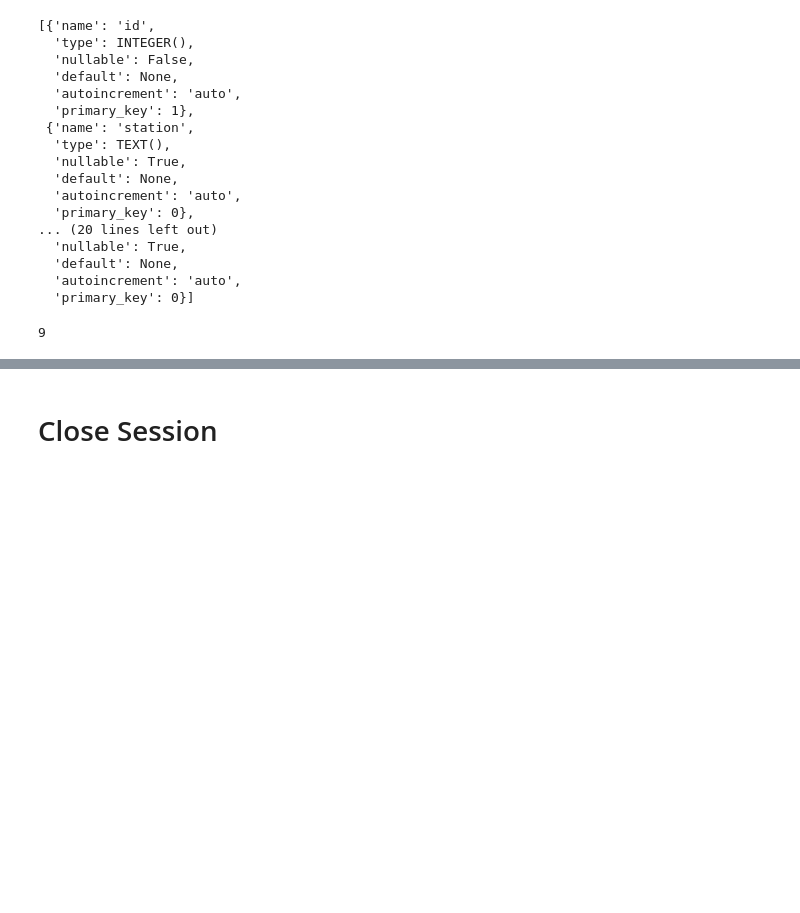
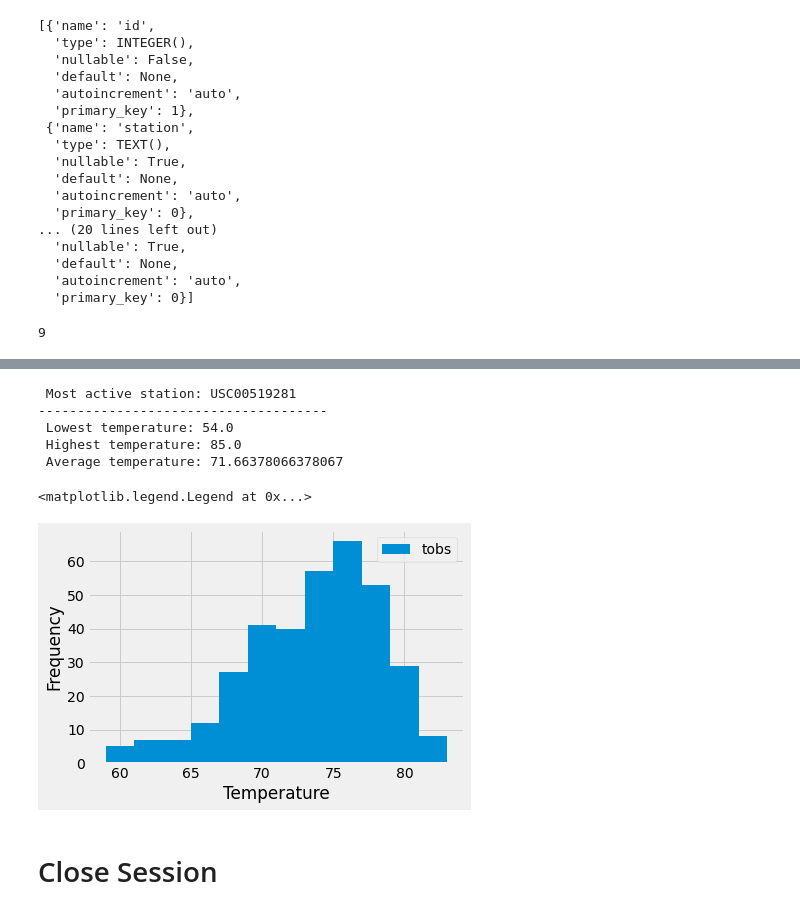
Before and after one commit to WWatkins142/sqlalchemy-challenge, a Jupyter notebook: climate_starter.ipynb, the cells around one changed output, grey strips where cells are left out. Drawn from its saved outputs; the diff is of its cells as text; code cells hidden in the pictures; blank space fills up the shorter version.

Commit message:
Update climate_starter.ipynb
completed station analysis

```diff
--- a/climate_starter.ipynb
+++ b/climate_starter.ipynb
@@ -181,3 +167,38 @@ Text(0.5, -1.340000000000014, 'Temperature')
+# %%
+# Using the most active station id from the previous query, calculate the lowest, highest, and average temperature.
+
+temperature_stats = session.query(func.min(Measurement.tobs), func.max(Measurement.tobs), func.avg(Measurement.tobs)).\
+    filter(Measurement.station == active_stations[0][0]).all()
+print(f" Most active station: {active_stations[0][0]}")
+print("-------------------------------------")
+print(f" Lowest temperature: {temperature_stats[0][0]}")
+print(f" Highest temperature: {temperature_stats[0][1]}")
+print(f" Average temperature: {temperature_stats[0][2]}")
+# %% [output]
+ Most active station: USC00519281
+-------------------------------------
+ Lowest temperature: 54.0
+ Highest temperature: 85.0
+ Average temperature: 71.66378066378067
+# %%
+# Using the most active station id
+# Query the last 12 months of temperature observation data for this station and plot the results as a histogram
+
+activeStationTemps = session.query(Measurement.date, Measurement.tobs).\
+    filter(Measurement.station == active_stations[0][0]).filter(Measurement.date >= query_date).all()
+
+# Save the query results as a Pandas DataFrame and set the index to the date column
+activeStationTemps_df= pd.DataFrame(activeStationTemps, columns=['Date','tobs'])
+activeStationTemps_df.set_index("Date", drop=True)
+
+#Plot the results as a histogram with bins=12
+plt.hist(activeStationTemps_df['tobs'],12, label= "tobs")
+plt.xlabel("Temperature")
+plt.ylabel("Frequency")
+plt.legend()
+# %% [output]
+<matplotlib.legend.Legend at 0x...>
+[figure, added]
 # %% [markdown]
 # Close Session
 # %%
```
Also changed, not shown: parts of 4 cells of this notebook.
